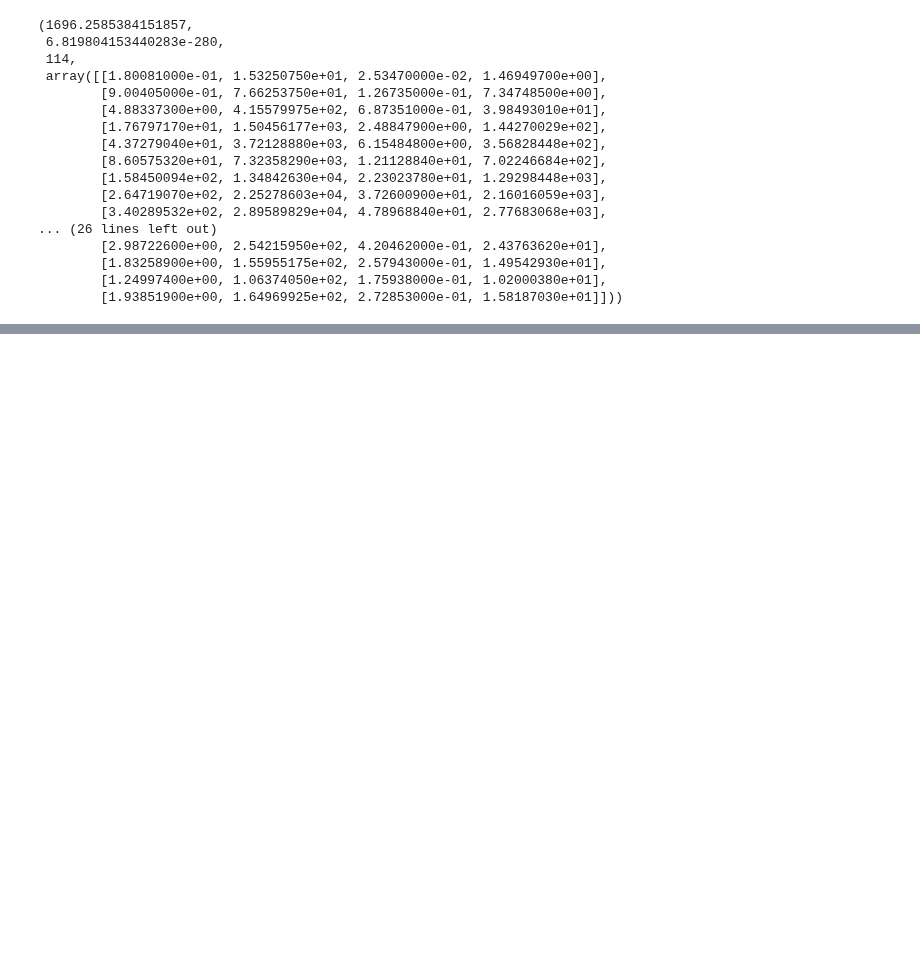
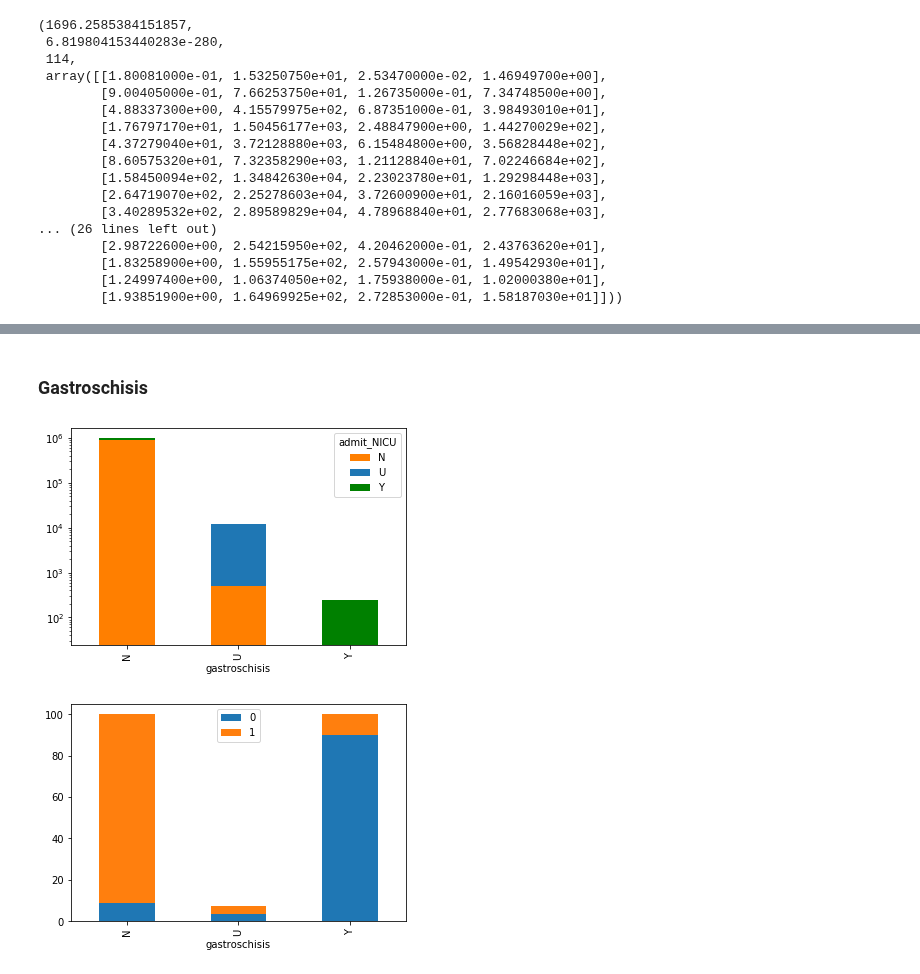
Before and after one commit to mkwasnica/CDC_capstone, a Jupyter notebook: notebooks/CHAssociation.ipynb, the cells around one changed output, grey strips where cells are left out. Saved outputs shown, nothing was run; the diff lists cells and outputs as text; code cells hidden in the pictures; blank space fills up the shorter version.

```diff
--- a/notebooks/CHAssociation.ipynb
+++ b/notebooks/CHAssociation.ipynb
@@ -40,0 +93,10 @@ TypeError: unsupported operand type(s) for -: 'float' and 'str'
+# %% [markdown]
+### Gastroschisis
+# %%
+#gastroschisis
+gas_plt = totDF.groupby(['gastroschisis'])['admit_NICU'].value_counts().unstack()
+gas_plt.plot(kind = 'bar', stacked = True,logy=True, color = ['#ff7f00','#1f77b4','green'])
+pct_bplot(totDF,'gastroschisis')
+# %% [output]
+[figure, added]
+[figure, added]
```
Also changed, not shown: parts of 30 cells of this notebook, 2 other files.
